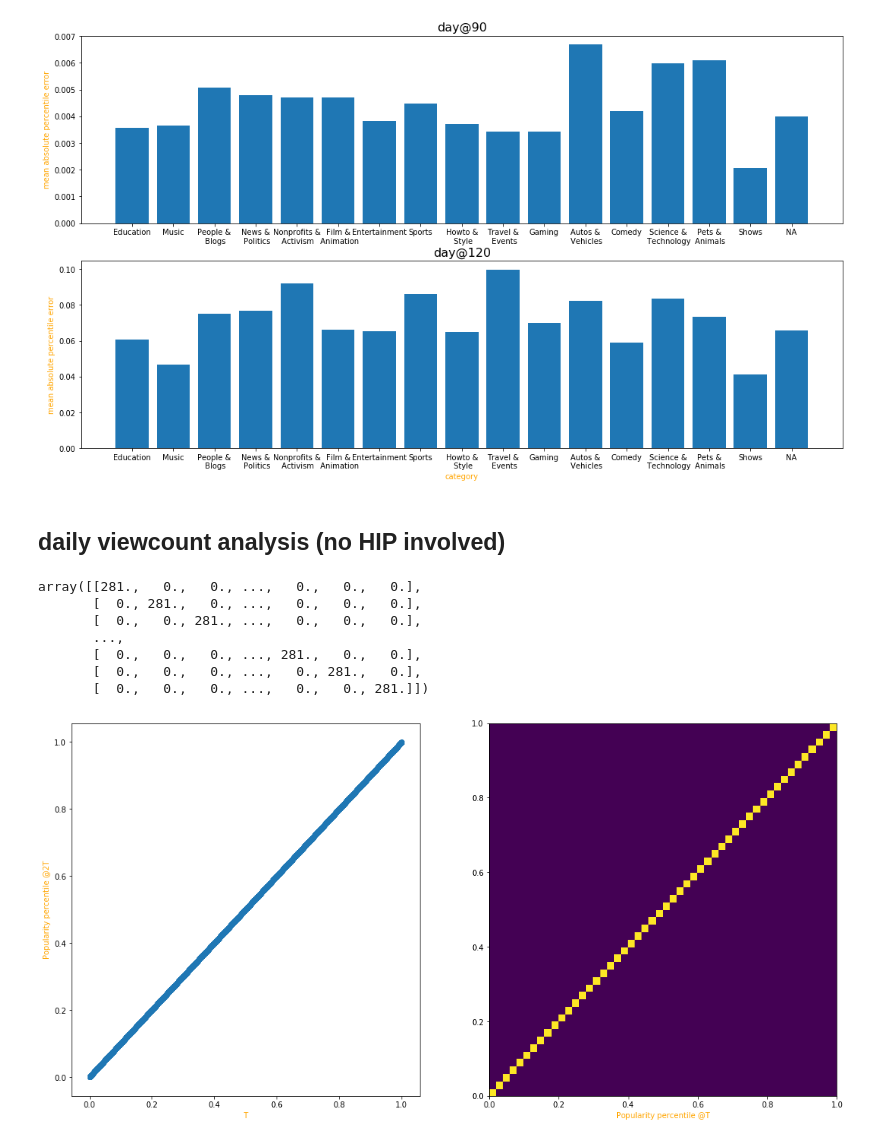
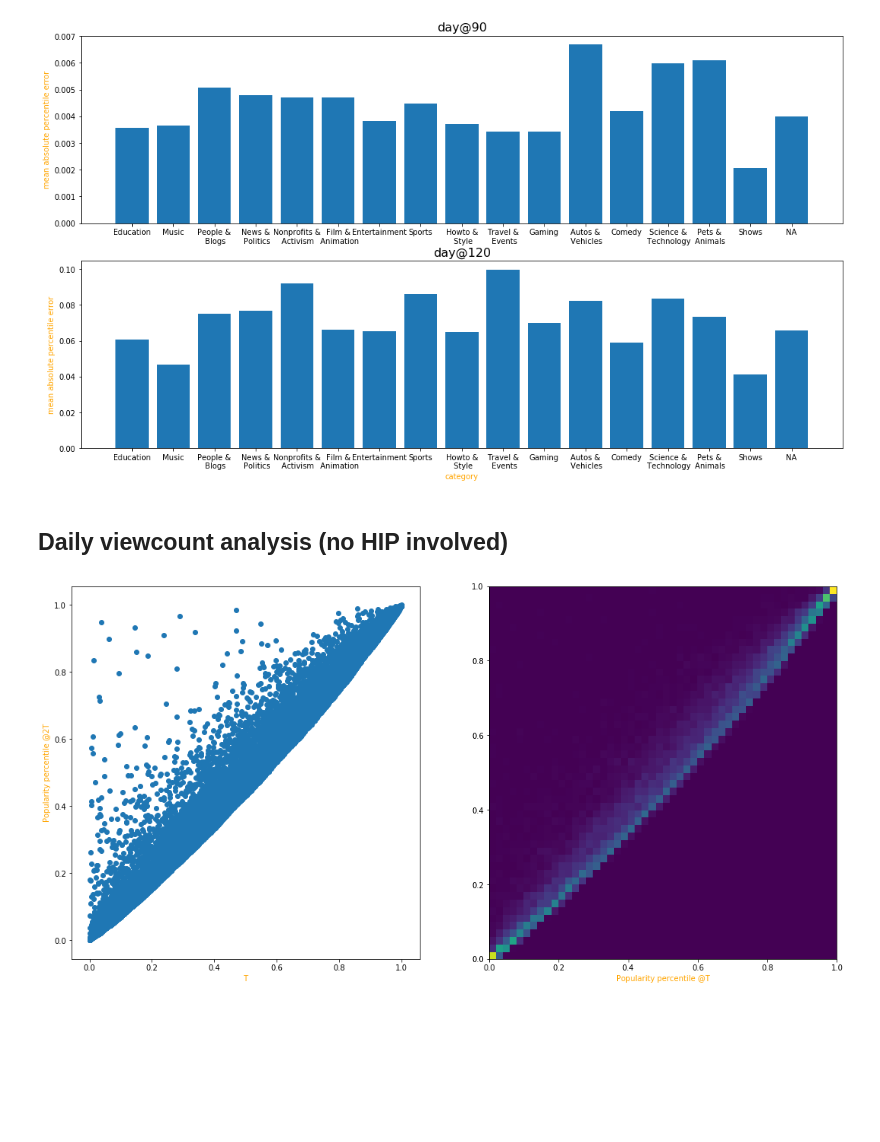
Before and after one commit to septasset/hip-popularity, a Jupyter notebook: reproduce/hip-on-ACTIVE.ipynb, the cells around one changed output. Drawn from its saved outputs; the diff is of its cells as text; code cells hidden in the pictures; blank space fills up the shorter version.

```diff
--- a/reproduce/hip-on-ACTIVE.ipynb
+++ b/reproduce/hip-on-ACTIVE.ipynb
@@ -177,29 +176,25 @@ pass
 # %% [output]
 [figure]
 # %% [markdown]
-## daily viewcount analysis (no HIP involved)
+## Daily viewcount analysis (no HIP involved)
 # %%
 # T vs 2T
-T = 30
+T = 60
 days2 = [T, 2*T]
 pop_percs_gt = pop_perc_at(days2, viewcounts_gt, vids, True)
 figure = plt.figure(figsize=(18,9))
 ax = figure.add_subplot(121)
-ax.scatter(pop_percs_gt[0][days2[0]], pop_percs_gt[1][days2[1]])
+series1 = pop_percs_gt[0][days2[0]]
+series2 = [pop_percs_gt[1][days2[1]].loc[x] for x in pop_percs_gt[0].index]
+ax.scatter(series1, series2)
 ax.set_ylabel("Popularity percentile @2T", color="orange")
 ax.set_xlabel("T", color="orange")
 ax = figure.add_subplot(122)
 ax.set_xlabel("Popularity percentile @T", color="orange")
-ax.hist2d(pop_percs_gt[0][T], pop_percs_gt[1][2*T], bins=50)[0]
+ax.hist2d(series1, series2, bins=50)[0]
+pass
 # %% [output]
-array([[281.,   0.,   0., ...,   0.,   0.,   0.],
-       [  0., 281.,   0., ...,   0.,   0.,   0.],
-       [  0.,   0., 281., ...,   0.,   0.,   0.],
-       ...,
-       [  0.,   0.,   0., ..., 281.,   0.,   0.],
-       [  0.,   0.,   0., ...,   0., 281.,   0.],
-       [  0.,   0.,   0., ...,   0.,   0., 281.]])
-[figure, old version]
+[figure, new version]
 # %%
 def plot_popPerc_totalViews(days, df_total_views, pop_percs_gt):
     """ assume days to be of length 2
```
Also changed, not shown: parts of 7 cells of this notebook, 1 other file.
